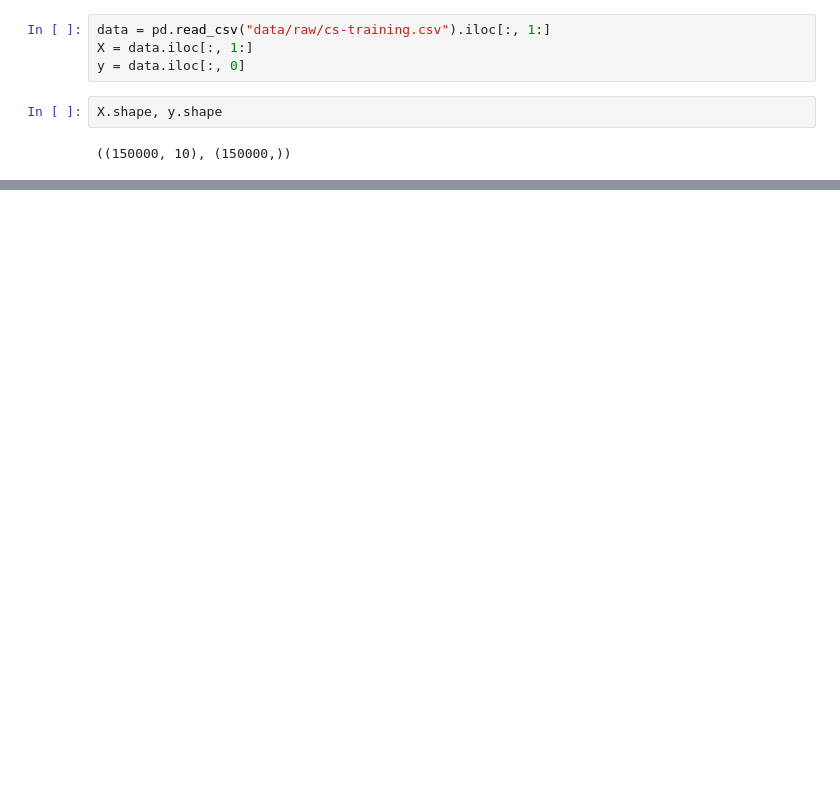
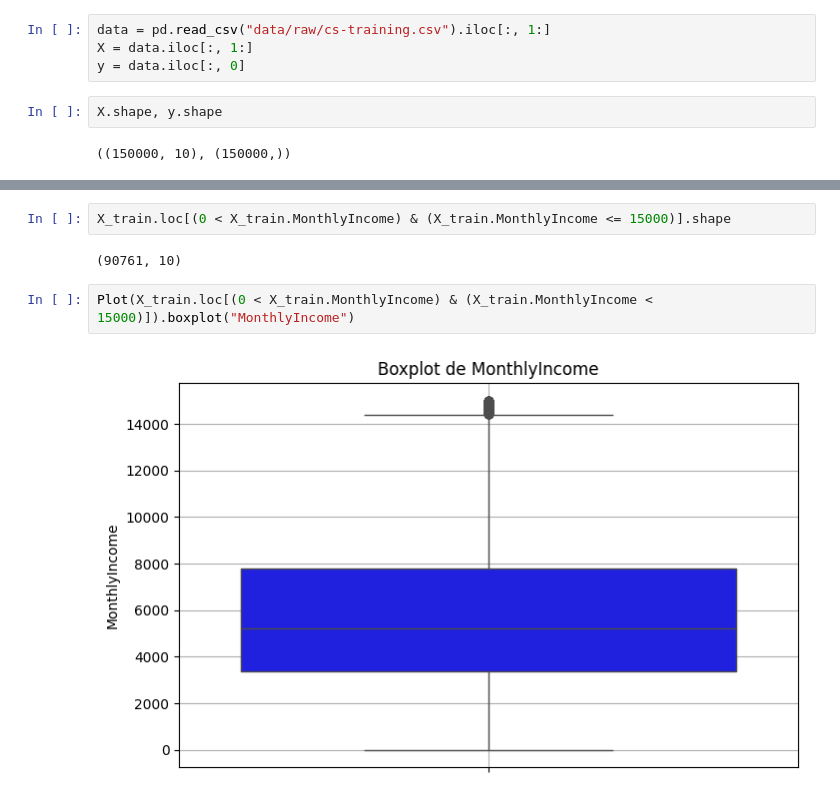
Before and after one commit to AmoussouKokou/cse, a Jupyter notebook: __main__.ipynb, the cells around one changed output, grey strips where cells are left out. Saved outputs shown, nothing was run; the diff lists cells and outputs as text; blank space fills up the shorter version.

```diff
--- a/__main__.ipynb
+++ b/__main__.ipynb
@@ -22,0 +53,8 @@ X_train, X_test, y_train, y_test = train_test_split(X, y, test_size=0.2, random_
+# %%
+X_train.loc[(0 < X_train.MonthlyIncome) & (X_train.MonthlyIncome <= 15000)].shape
+# %% [output]
+(90761, 10)
+# %%
+Plot(X_train.loc[(0 < X_train.MonthlyIncome) & (X_train.MonthlyIncome < 15000)]).boxplot("MonthlyIncome")
+# %% [output]
+[figure, added]
```
Also changed, not shown: parts of 31 cells of this notebook, 5 other files.
